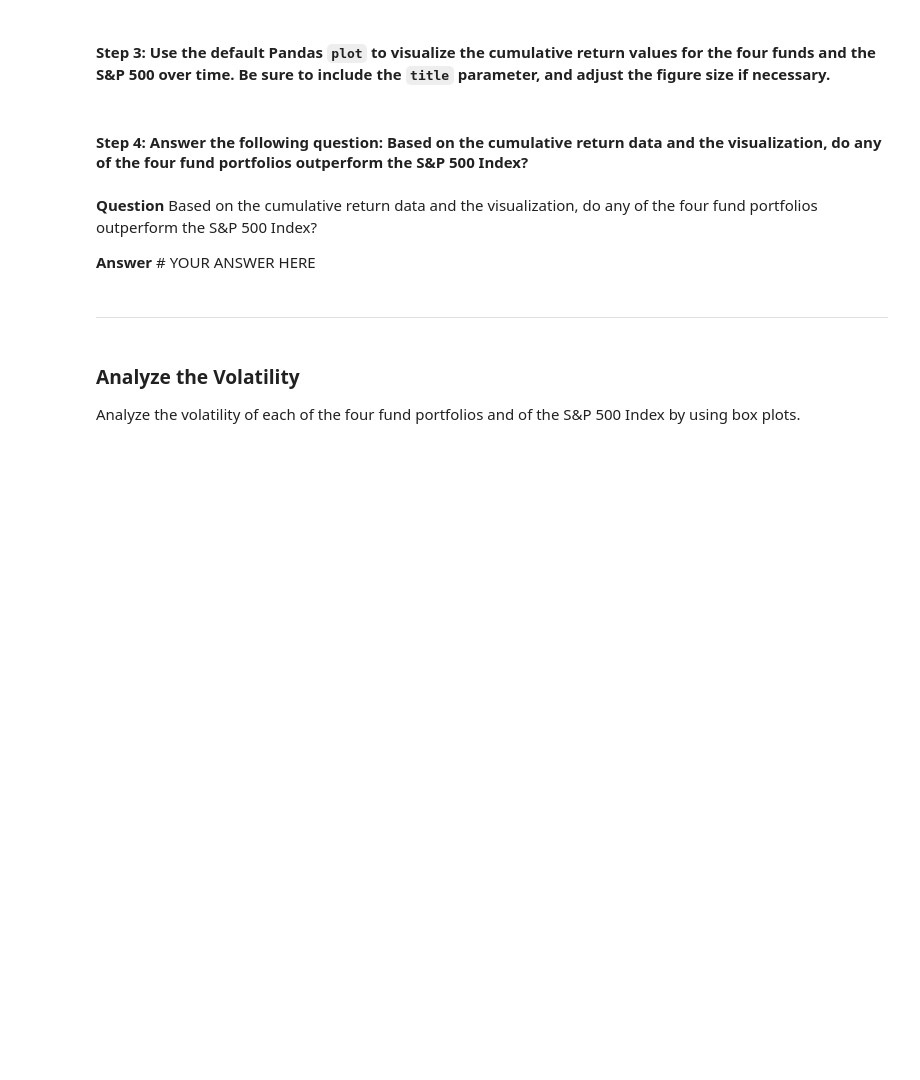
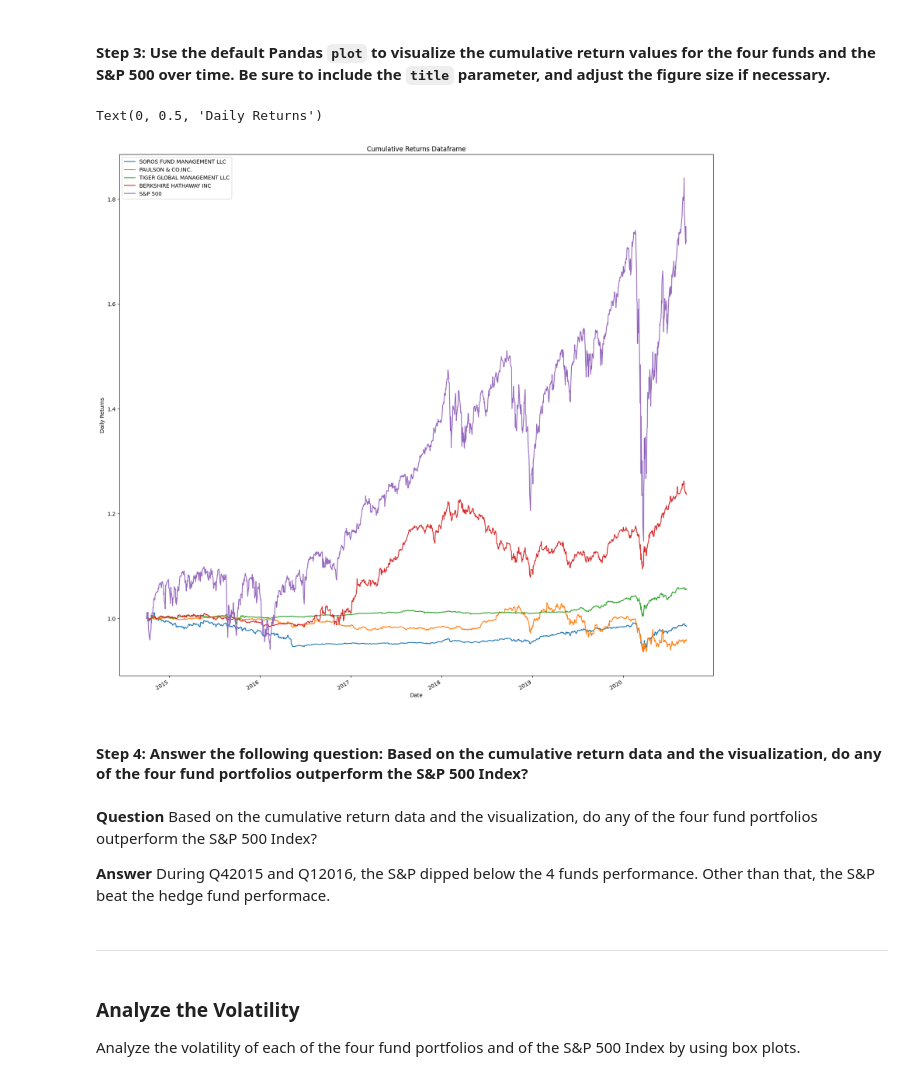
Before and after one commit to justinvalli/Challenge_4, a Jupyter notebook: Starter_Code/risk_return_analysis.ipynb, the cells around one changed output. Drawn from its saved outputs; the diff is of its cells as text; code cells hidden in the pictures; blank space fills up the shorter version.

```diff
--- a/Starter_Code/risk_return_analysis.ipynb
+++ b/Starter_Code/risk_return_analysis.ipynb
@@ -161,4 +170,6 @@ Analyze the data to determine if any of the portfolios outperform the broader st
 # %%
 # Calculate and plot the cumulative returns of the 4 fund portfolios and the S&P 500
 # Review the last 5 rows of the cumulative returns DataFrame
-# YOUR CODE HERE
+
+cumulative_returns_df = (1 + daily_returns_df).cumprod()
+cumulative_returns_df.tail()
@@ -167,13 +186,22 @@ Analyze the data to determine if any of the portfolios outperform the broader st
 # %%
 # Visualize the cumulative returns using the Pandas plot function
 # Include a title parameter and adjust the figure size
-# YOUR CODE HERE
+
+ax = cumulative_returns_df.plot(figsize = (20,20), title = "Cumulative Returns Dataframe")
+
+# Add labels
+
+ax.set_xlabel('Date')
+ax.set_ylabel('Daily Returns')
+# %% [output]
+Text(0, 0.5, 'Daily Returns')
+[figure, added]
 # %% [markdown]
 #### Step 4: Answer the following question: Based on the cumulative return data and the visualization, do any of the four fund portfolios outperform the S&P 500 Index?
 # %% [markdown]
 **Question** Based on the cumulative return data and the visualization, do any of the four fund portfolios outperform the S&P 500 Index?
 
-**Answer** # YOUR ANSWER HERE
+**Answer** During Q42015 and Q12016, the S&P dipped below the 4 funds performance. Other than that, the S&P beat the hedge fund performace.
 # %% [markdown]
 ---
 # %% [markdown]
```
Also changed, not shown: parts of 13 cells of this notebook.
